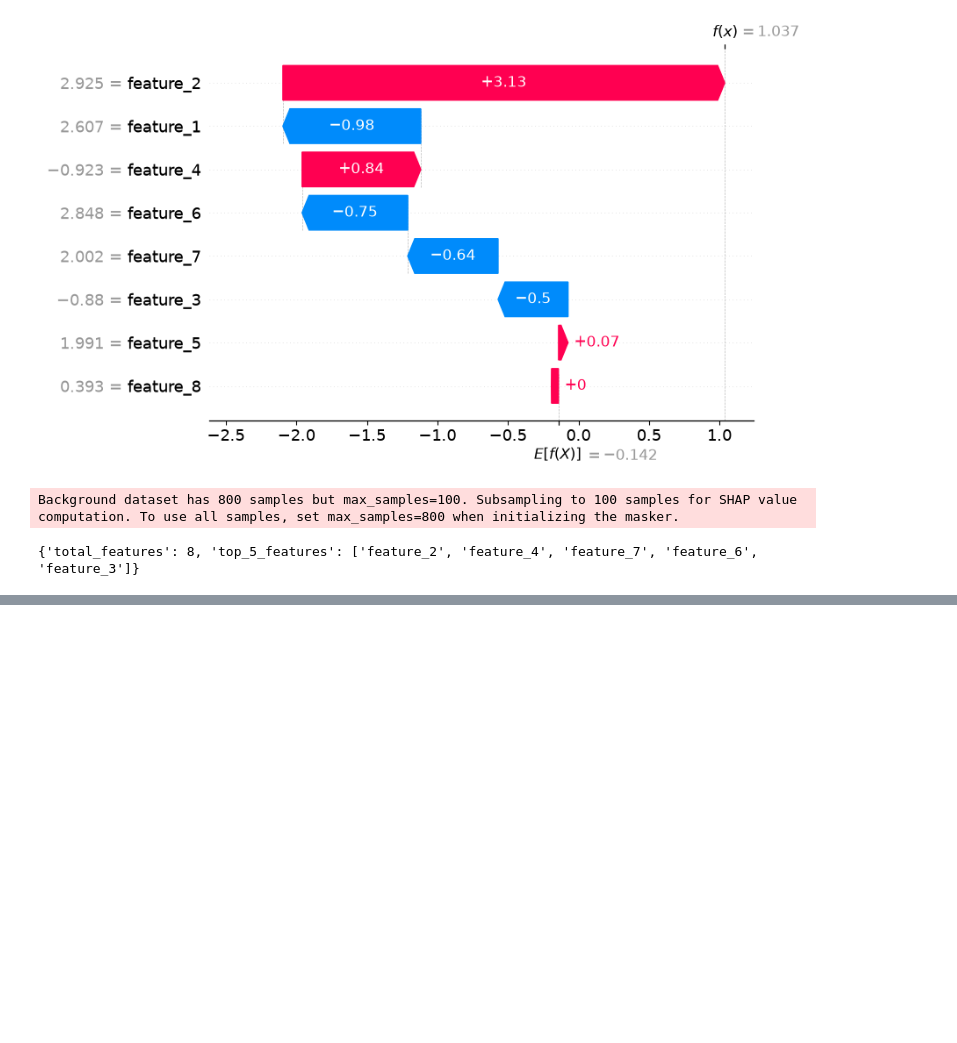
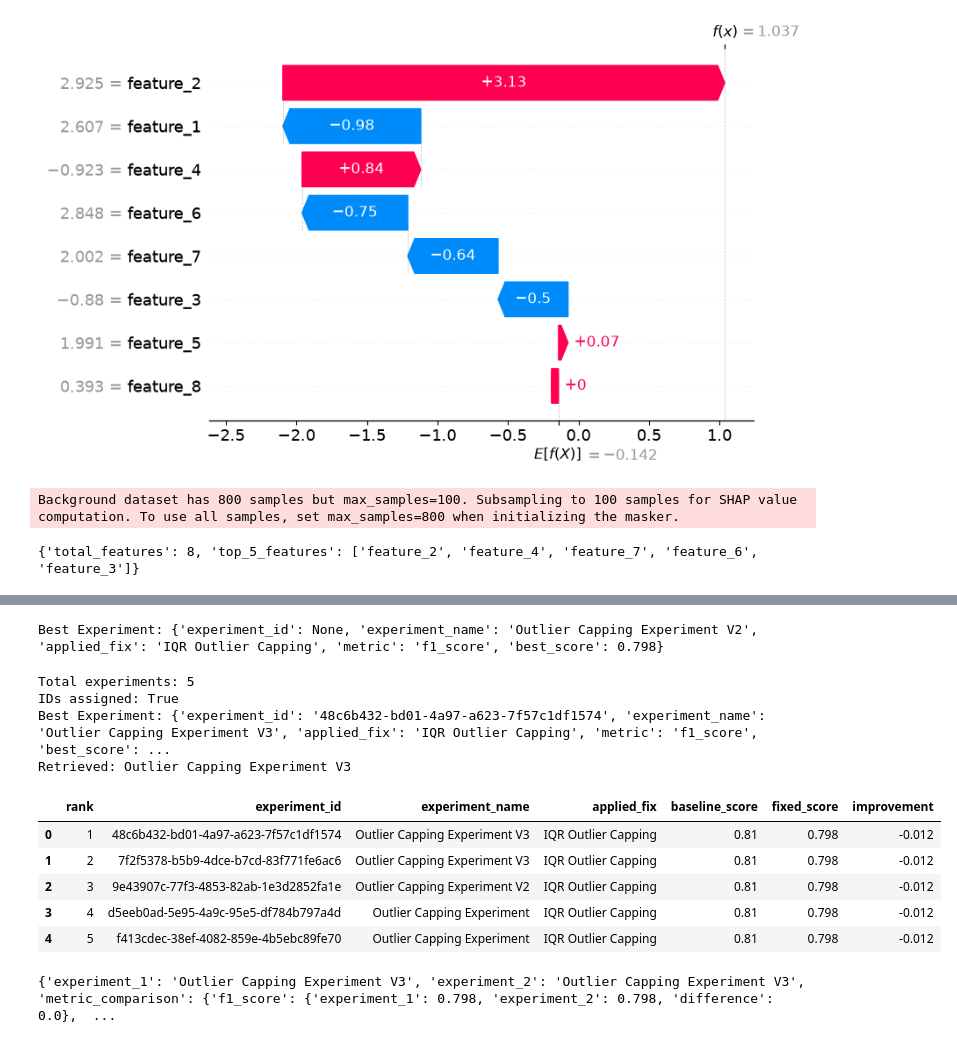
Before and after one commit to Anushka7237/ModelLens, a Jupyter notebook: notebooks/modelens_v1.ipynb, the cells around one changed output, grey strips where cells are left out. Cells and saved outputs as stored; diff of their text form; code cells hidden in the pictures; blank space fills up the shorter version.

```diff
--- a/notebooks/modelens_v1.ipynb
+++ b/notebooks/modelens_v1.ipynb
@@ -1456,0 +1779,63 @@ print(shap_summary)
+# %%
+best = get_best_experiment("f1_score")
+
+print("Best Experiment:", best)
+# %% [output]
+Best Experiment: {'experiment_id': None, 'experiment_name': 'Outlier Capping Experiment V2', 'applied_fix': 'IQR Outlier Capping', 'metric': 'f1_score', 'best_score': 0.798}
+# %%
+import importlib
+import src.experiment_tracker as tracker
+
+importlib.reload(tracker)
+
+experiments = tracker.migrate_experiment_ids()
+
+print("Total experiments:", len(experiments))
+print("IDs assigned:", all(
+    exp.get("experiment_id") for exp in experiments
+))
+
+best = tracker.get_best_experiment("f1_score")
+print("Best Experiment:", best)
+
+found = tracker.get_experiment_by_id(best["experiment_id"])
+print("Retrieved:", found["experiment_name"])
+# %% [output]
+Total experiments: 5
+IDs assigned: True
+Best Experiment: {'experiment_id': '48c6b432-bd01-4a97-a623-7f57c1df1574', 'experiment_name': 'Outlier Capping Experiment V3', 'applied_fix': 'IQR Outlier Capping', 'metric': 'f1_score', 'best_score': ...
+Retrieved: Outlier Capping Experiment V3
+# %%
+import pandas as pd
+import importlib
+import src.experiment_tracker as tracker
+
+importlib.reload(tracker)
+
+rankings = tracker.rank_experiments("f1_score")
+
+ranking_df = pd.DataFrame(rankings)
+
+display(ranking_df)
+# %% [output]
+|  | rank | experiment_id | experiment_name | applied_fix | baseline_score | fixed_score | improvement |
+| 0 | 1 | 48c6b432-bd01-4a97-a623-7f57c1df1574 | Outlier Capping Experiment V3 | IQR Outlier Capping | 0.81 | 0.798 | -0.012 |
+| 1 | 2 | 7f2f5378-b5b9-4dce-b7cd-83f771fe6ac6 | Outlier Capping Experiment V3 | IQR Outlier Capping | 0.81 | 0.798 | -0.012 |
+| 2 | 3 | 9e43907c-77f3-4853-82ab-1e3d2852fa1e | Outlier Capping Experiment V2 | IQR Outlier Capping | 0.81 | 0.798 | -0.012 |
+| 3 | 4 | d5eeb0ad-5e95-4a9c-95e5-df784b797a4d | Outlier Capping Experiment | IQR Outlier Capping | 0.81 | 0.798 | -0.012 |
+| 4 | 5 | f413cdec-38ef-4082-859e-4b5ebc89fe70 | Outlier Capping Experiment | IQR Outlier Capping | 0.81 | 0.798 | -0.012 |
+# %%
+import importlib
+import src.experiment_tracker as tracker
+
+importlib.reload(tracker)
+rankings = tracker.rank_experiments("f1_score")
+
+comparison = tracker.compare_experiments(
+    rankings[0]["experiment_id"],
+    rankings[1]["experiment_id"]
+)
+
+print(comparison)
+# %% [output]
+{'experiment_1': 'Outlier Capping Experiment V3', 'experiment_2': 'Outlier Capping Experiment V3', 'metric_comparison': {'f1_score': {'experiment_1': 0.798, 'experiment_2': 0.798, 'difference': 0.0},  ...
```
Also changed, not shown: parts of 48 cells of this notebook, 17 other files.
